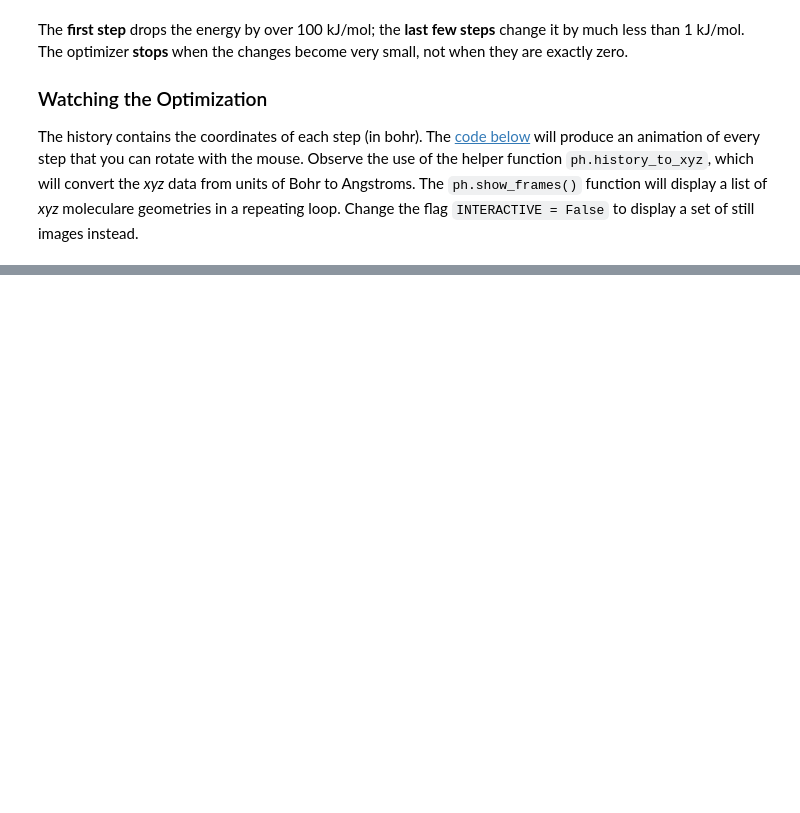
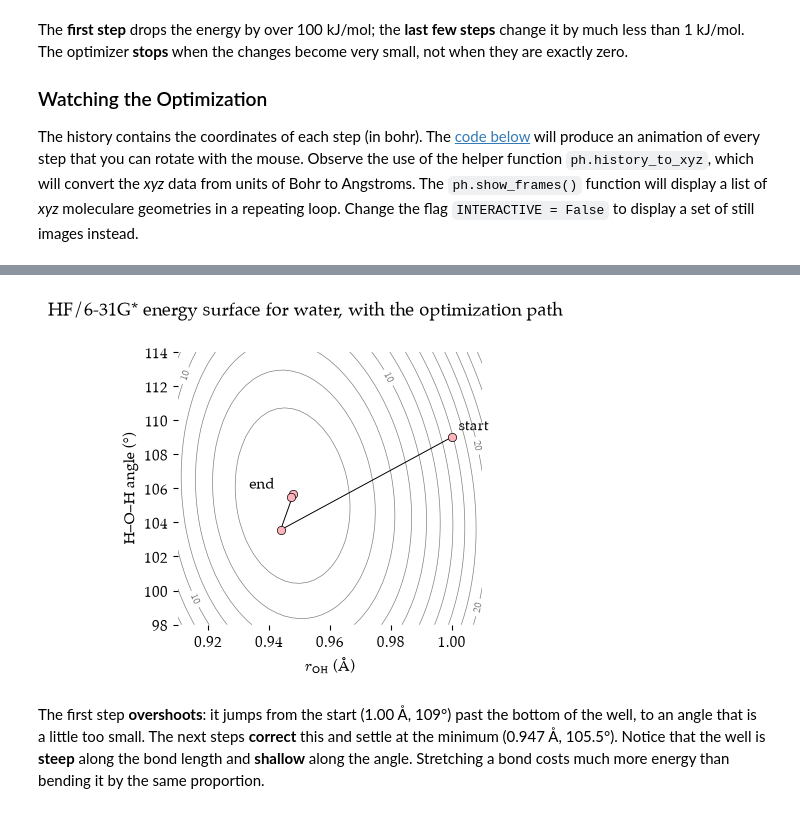
Before and after one commit to blinkletter/UsingPsi4v2, a Jupyter notebook: ch2B-optimizing.ipynb, the cells around one changed output, grey strips where cells are left out. Saved outputs shown, nothing was run; the diff lists cells and outputs as text; code cells hidden in the pictures; blank space fills up the shorter version.

```diff
--- a/ch2B-optimizing.ipynb
+++ b/ch2B-optimizing.ipynb
@@ -267,0 +367,24 @@ An optimizer stops wherever the forces vanish. That can be a **minimum**, a loca
+# %%
+#| label: 2d-plot
+#| class: scroll-input
+
+fig, ax2d = plt.subplots(figsize=(4, 4))
+
+# right: contour map (looking straight down on the surface) with the same path
+levels = np.arange(0, rel_E_grid.max(), 2.0)
+cs = ax2d.contour(R, A, rel_E_grid, levels=levels, colors="grey", linewidths=0.5, zorder=1)
+ax2d.clabel(cs, levels[::5], fontsize=7, fmt="%.0f")
+ax2d.plot(path_r, path_angle, color="black", linewidth=0.7, marker="o",
+          markerfacecolor="#FFB3BA", markeredgecolor="black", markeredgewidth=0.5, zorder=2)
+ax2d.annotate("start", (path_r[0], path_angle[0]), xytext=(5, 5), textcoords="offset points")
+ax2d.annotate("end", (path_r[-1], path_angle[-1]), xytext=(-30, 6), textcoords="offset points")
+ax2d.set_xlabel(r"$r_{\mathrm{OH}}$ (Å)")
+ax2d.set_ylabel("H–O–H angle (°)")
+
+fig.suptitle("HF/6-31G* energy surface for water, with the optimization path")
+plt.savefig(output_dir / "02B-opt-2Dscan.png", dpi=300, bbox_inches="tight")
+plt.show()
+# %% [output]
+[figure, added]
+# %% [markdown]
+The first step **overshoots**: it jumps from the start (1.00 Å, 109°) past the bottom of the well, to an angle that is a little too small. The next steps **correct** this and settle at the minimum (0.947 Å, 105.5°). Notice that the well is **steep** along the bond length and **shallow** along the angle. Stretching a bond costs much more energy than bending it by the same proportion.
```
Also changed, not shown: parts of 11 cells of this notebook, 3 other files.
